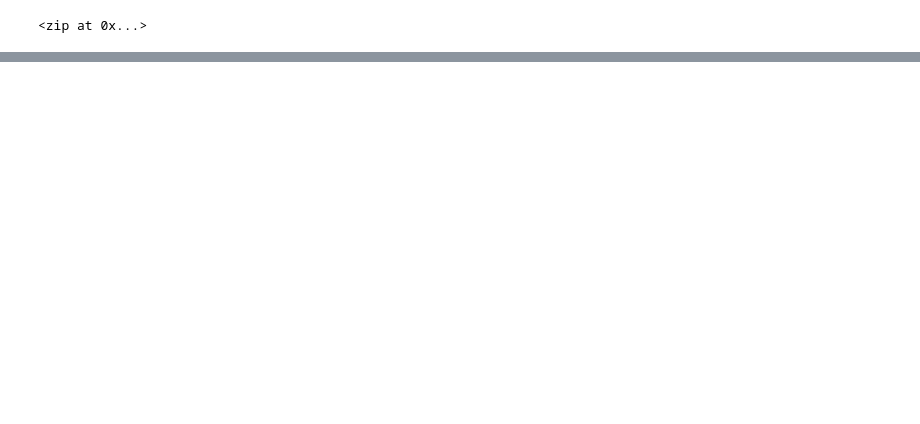
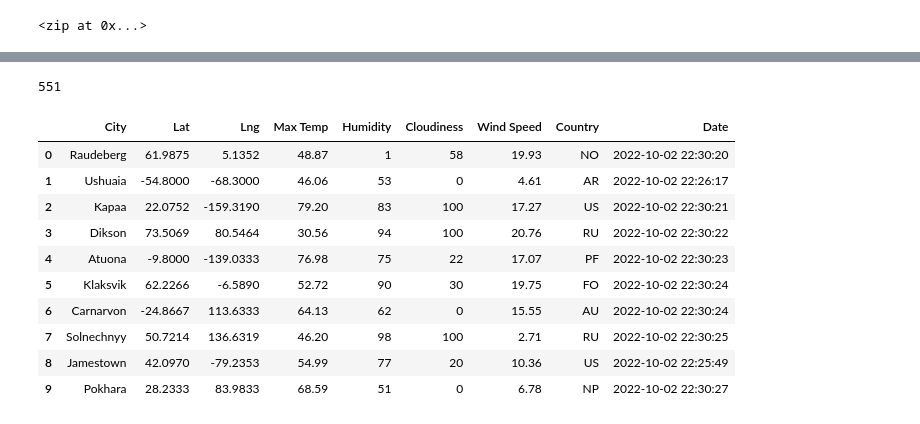
Before and after one commit to Aleahkita/World_Weather_Analysis, a Jupyter notebook: WeatherPy.ipynb, the cells around one changed output, grey strips where cells are left out. Cells and saved outputs as stored; diff of their text form; code cells hidden in the pictures; blank space fills up the shorter version.

Commit message:
updated code on WeatherPy file.

```diff
--- a/WeatherPy.ipynb
+++ b/WeatherPy.ipynb
@@ -42,0 +47,3 @@ len(cities)
+# %%
+# Basic URL for OpenWeatherMap with API key added to end
+url = "https://api.openweathermap.org/data/2.5/weather?units=Imperial&APPID=" + weather_api_key
@@ -42,0 +137,20 @@ len(cities)
+# %%
+len(city_data)
+# %% [output]
+551
+# %%
+# Convert the array of dictionaries to a Pandas Dataframe
+city_data_df = pd.DataFrame(city_data)
+city_data_df.head(10)
+# %% [output]
+|  | City | Lat | Lng | Max Temp | Humidity | Cloudiness | Wind Speed | Country | Date |
+| 0 | Raudeberg | 61.9875 | 5.1352 | 48.87 | 1 | 58 | 19.93 | NO | 2022-10-02 22:30:20 |
+| 1 | Ushuaia | -54.8000 | -68.3000 | 46.06 | 53 | 0 | 4.61 | AR | 2022-10-02 22:26:17 |
+| 2 | Kapaa | 22.0752 | -159.3190 | 79.20 | 83 | 100 | 17.27 | US | 2022-10-02 22:30:21 |
+| 3 | Dikson | 73.5069 | 80.5464 | 30.56 | 94 | 100 | 20.76 | RU | 2022-10-02 22:30:22 |
+| 4 | Atuona | -9.8000 | -139.0333 | 76.98 | 75 | 22 | 17.07 | PF | 2022-10-02 22:30:23 |
+| 5 | Klaksvik | 62.2266 | -6.5890 | 52.72 | 90 | 30 | 19.75 | FO | 2022-10-02 22:30:24 |
+| 6 | Carnarvon | -24.8667 | 113.6333 | 64.13 | 62 | 0 | 15.55 | AU | 2022-10-02 22:30:24 |
+| 7 | Solnechnyy | 50.7214 | 136.6319 | 46.20 | 98 | 100 | 2.71 | RU | 2022-10-02 22:30:25 |
+| 8 | Jamestown | 42.0970 | -79.2353 | 54.99 | 77 | 20 | 10.36 | US | 2022-10-02 22:25:49 |
+| 9 | Pokhara | 28.2333 | 83.9833 | 68.59 | 51 | 0 | 6.78 | NP | 2022-10-02 22:30:27 |
```
Also changed, not shown: parts of 6 cells of this notebook.
